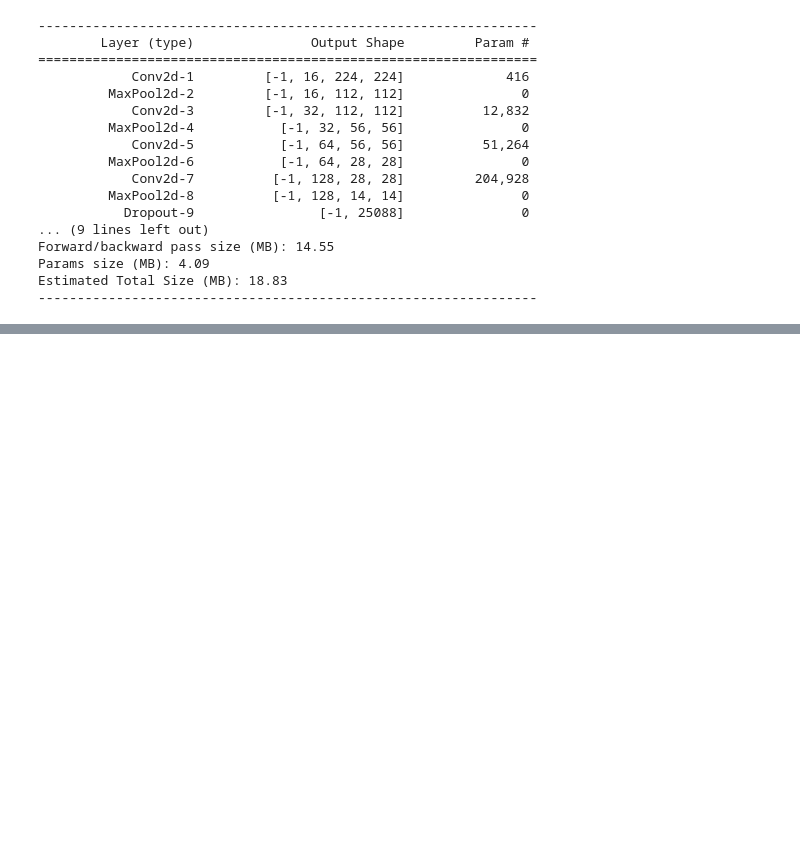
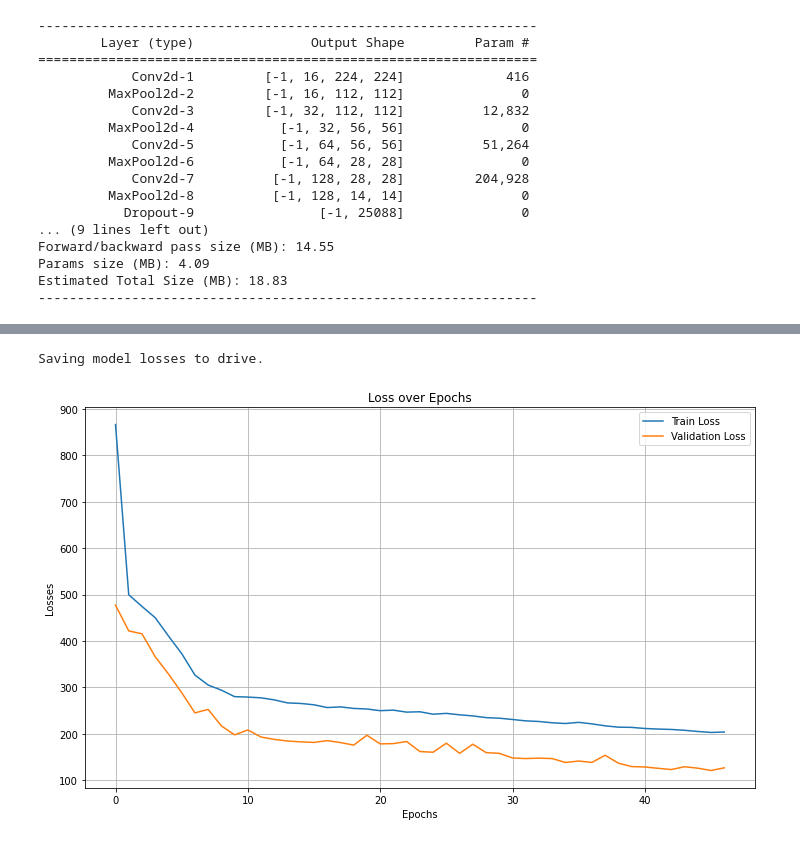
Before and after one commit to arshmodak/Hurricane-Wind-Speed-Prediction-using-Deep-Learning-and-Machine-Learning, a Jupyter notebook: Baseline_CNN.ipynb, the cells around one changed output, grey strips where cells are left out. Cells and saved outputs as stored; diff of their text form; code cells hidden in the pictures; blank space fills up the shorter version.

```diff
--- a/Baseline_CNN.ipynb
+++ b/Baseline_CNN.ipynb
@@ -246,2 +470,30 @@ with open("/content/drive/MyDrive/DS5500 Data/baseline_losses.pkl", "wb") as f:
+# %%
+loss_text_list = loss_text.split("\n")
+loss_text_list = [text for text in loss_text_list if text.startswith("Epoch:")]
+loss_text_list = [text.split(",") for text in loss_text_list]
+# loss_text_list
+losses = {"train_loss": [], "valid_loss": []}
+for i in loss_text_list:
+  losses["train_loss"].append(float(i[1].split(":")[1].strip()))
+  losses["valid_loss"].append(float(i[2].split(":")[1].strip()))
+# %%
+model_name = "baseline_CNN_ADAM_0.0001"
+losses_filename = "{}_losses".format(model_name)
+write_model_losses(losses_filename, losses)
+# %% [output]
+Saving model losses to drive.
 # %%
 losses
+# %%
+plt.figure(figsize=(12, 7))
+plt.title("Loss over Epochs")
+plt.plot(losses["train_loss"])
+plt.plot(losses["valid_loss"])
+plt.xlabel("Epochs")
+plt.ylabel("Losses")
+plt.legend(["Train Loss", "Validation Loss"])
+plt.grid("True")
+plt.style.use("seaborn-deep")
+plt.show()
+# %% [output]
+[figure, added]
```
Also changed, not shown: parts of 40 cells of this notebook.
